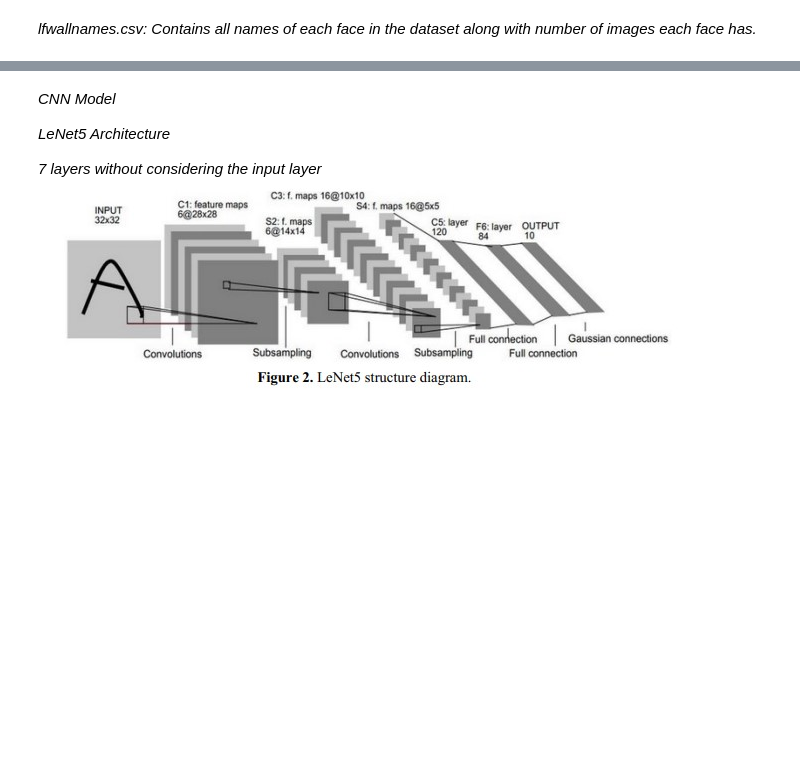
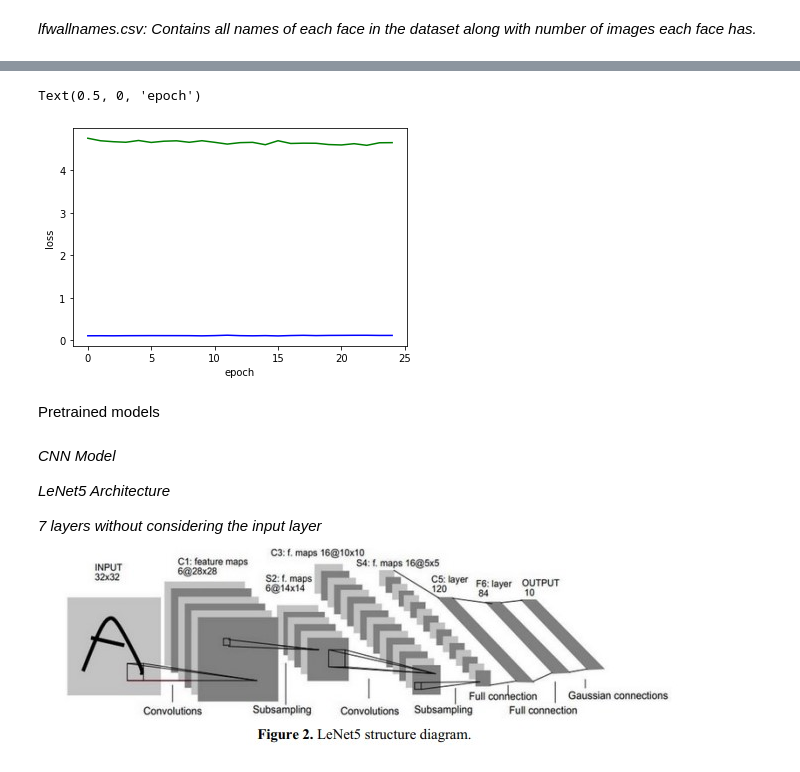
Before and after one commit to hadil1999-creator/Research-nternship-InnovCom, a Jupyter notebook: INNOV'COM.ipynb, the cells around one changed output, grey strips where cells are left out. Drawn from its saved outputs; the diff is of its cells as text; code cells hidden in the pictures; blank space fills up the shorter version.

```diff
--- a/INNOV'COM.ipynb
+++ b/INNOV'COM.ipynb
@@ -463,0 +471,5 @@ splitfolders.ratio('/content/lfw-deepfunneled/lfw-deepfunneled', output="output"
+# %%
+from keras.preprocessing import image
+image_size = (48,48)
+batch_size = 64
+train1 = tf.keras.preprocessing.image_dataset_from_directory('/content/output/train', seed = 1000,image_size=image_size, batch_size = batch_size,color_mode='rgb')
@@ -463,0 +498,21 @@ splitfolders.ratio('/content/lfw-deepfunneled/lfw-deepfunneled', output="output"
+# %%
+model1 = keras.Sequential()
+
+model1.add(layers.Conv2D(filters=32, kernel_size=(3, 3), activation='relu', input_shape=(48,48,3),padding='same'))
+model1.add(layers.MaxPooling2D(2,2))
+model1.add(layers.Dropout(0.1, noise_shape=None, seed=None))
+
+
+model1.add(layers.Conv2D(filters=64, kernel_size=(3, 3), activation='relu'))
+model1.add(layers.MaxPooling2D(2,2))
+model1.add(layers.Dropout(0.1, noise_shape=None, seed=None))
+
+model1.add(layers.Conv2D(filters=64, kernel_size=(3, 3), activation='relu', input_shape=(48,48,3),padding='same'))
+model1.add(layers.MaxPooling2D(2,2))
+model1.add(layers.Dropout(0.1, noise_shape=None, seed=None))
+
+
+model1.add(layers.Flatten())
+model1.add(layers.Dense(units=120, activation='relu'))
+model1.add(layers.Dropout(0.1, noise_shape=None, seed=None))
+model1.add(layers.Dense(units=5749, activation = 'softmax'))
@@ -463,0 +556,6 @@ splitfolders.ratio('/content/lfw-deepfunneled/lfw-deepfunneled', output="output"
+# %%
+opt = tf.keras.optimizers.Adam(learning_rate=0.01)
+model1.compile(optimizer=opt,loss = tf.keras.losses.SparseCategoricalCrossentropy(from_logits=True), metrics=['accuracy'])
+es = tf.keras.callbacks.EarlyStopping(monitor='accuracy', verbose=1, patience=1,mode="max")
+# %%
+model1_fit = model1.fit(train1, epochs=15)
@@ -463,0 +575,10 @@ splitfolders.ratio('/content/lfw-deepfunneled/lfw-deepfunneled', output="output"
+# %%
+import matplotlib.pyplot as plt
+plt.plot(model1_fit.history['accuracy'],color="blue")
+plt.plot(model1_fit.history['loss'], color = "green")
+plt.ylabel('accuracy')
+plt.ylabel('loss')
+plt.xlabel('epoch')
+# %% [output]
+Text(0.5, 0, 'epoch')
+[figure, added]
@@ -464,3 +591,5 @@ splitfolders.ratio('/content/lfw-deepfunneled/lfw-deepfunneled', output="output"
+# %% [markdown]
+Pretrained models
 # %% [markdown]
 *CNN Model*
 
```
Also changed, not shown: parts of 86 cells of this notebook.
